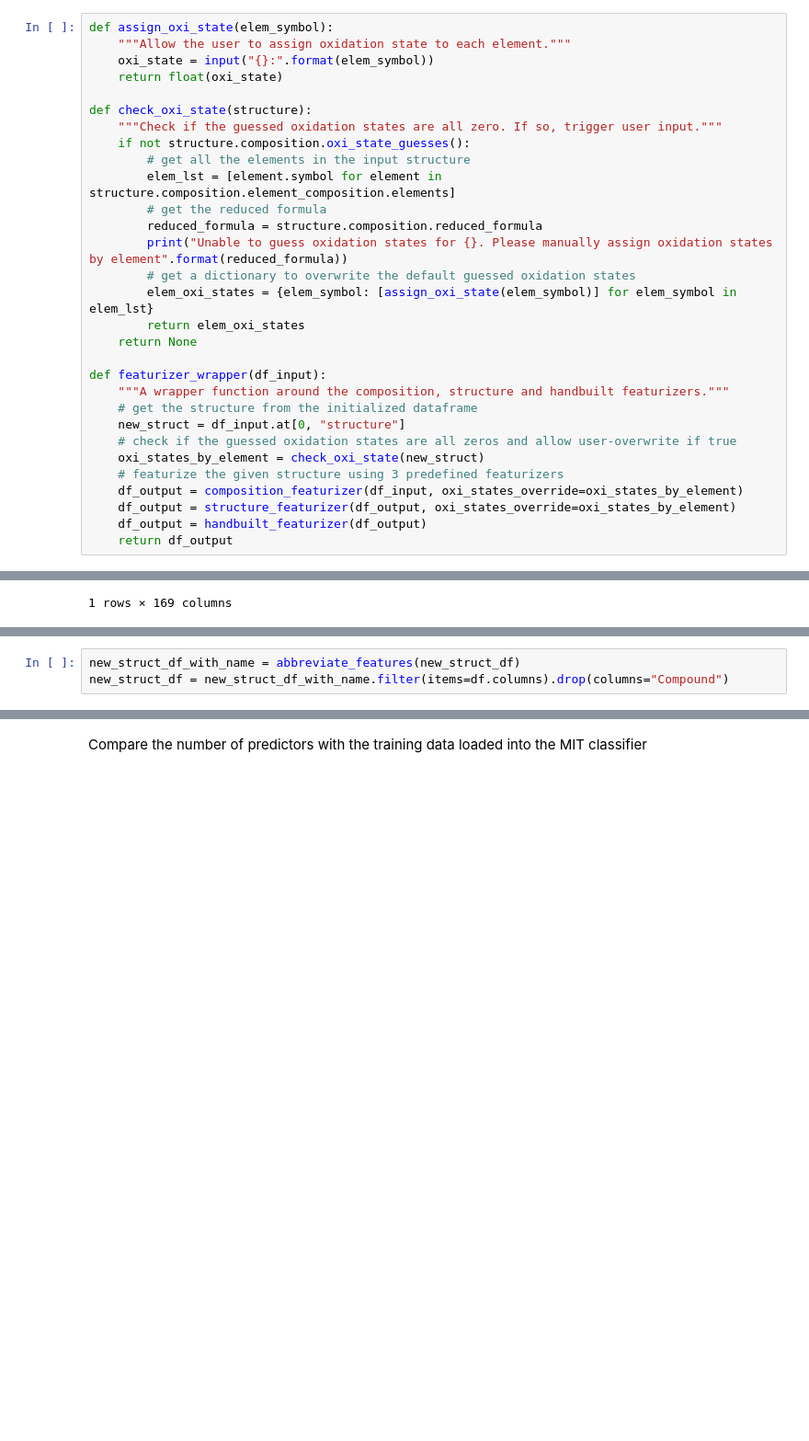
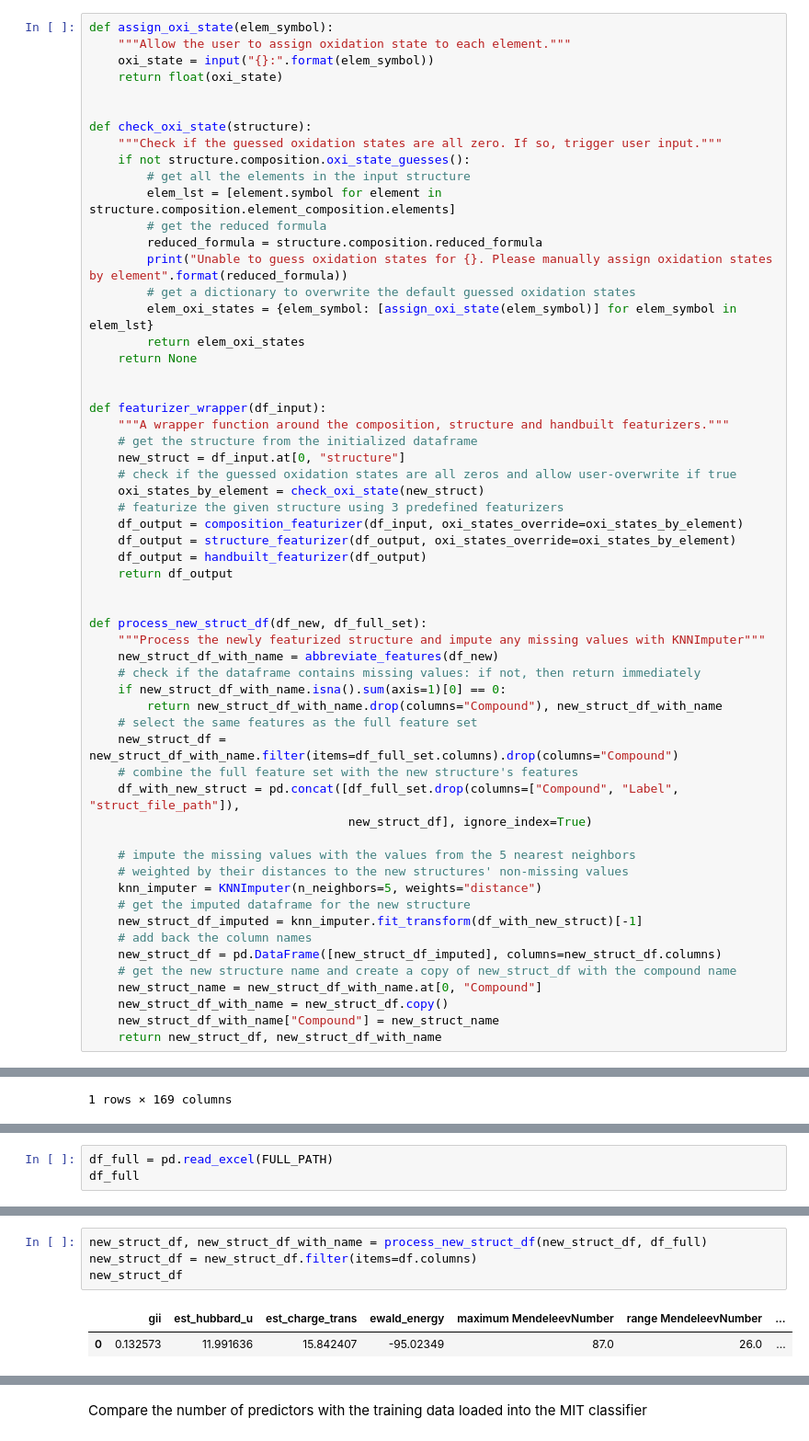
Before and after one commit to rpw199912j/mit_model_code, a Jupyter notebook: notebooks/pipeline_demo.ipynb, the cells around one changed output, grey strips where cells are left out. Shown at 92% size. Cells and saved outputs as stored; diff of their text form; blank space fills up the shorter version.

```diff
--- a/notebooks/pipeline_demo.ipynb
+++ b/notebooks/pipeline_demo.ipynb
@@ -36,6 +39,7 @@ def assign_oxi_state(elem_symbol):
     """Allow the user to assign oxidation state to each element."""
     oxi_state = input("{}:".format(elem_symbol))
     return float(oxi_state)
+
 
 def check_oxi_state(structure):
     """Check if the guessed oxidation states are all zero. If so, trigger user input."""
@@ -50,6 +54,7 @@ def check_oxi_state(structure):
         return elem_oxi_states
     return None
 
+
 def featurizer_wrapper(df_input):
     """A wrapper function around the composition, structure and handbuilt featurizers."""
     # get the structure from the initialized dataframe
@@ -61,6 +66,32 @@ def featurizer_wrapper(df_input):
     df_output = structure_featurizer(df_output, oxi_states_override=oxi_states_by_element)
     df_output = handbuilt_featurizer(df_output)
     return df_output
+
+
+def process_new_struct_df(df_new, df_full_set):
+    """Process the newly featurized structure and impute any missing values with KNNImputer"""
+    new_struct_df_with_name = abbreviate_features(df_new)
+    # check if the dataframe contains missing values: if not, then return immediately
+    if new_struct_df_with_name.isna().sum(axis=1)[0] == 0:
+        return new_struct_df_with_name.drop(columns="Compound"), new_struct_df_with_name
+    # select the same features as the full feature set
+    new_struct_df = new_struct_df_with_name.filter(items=df_full_set.columns).drop(columns="Compound")
+    # combine the full feature set with the new structure's features
+    df_with_new_struct = pd.concat([df_full_set.drop(columns=["Compound", "Label", "struct_file_path"]),
+                                    new_struct_df], ignore_index=True)
+
+    # impute the missing values with the values from the 5 nearest neighbors
+    # weighted by their distances to the new structures' non-missing values
+    knn_imputer = KNNImputer(n_neighbors=5, weights="distance")
+    # get the imputed dataframe for the new structure
+    new_struct_df_imputed = knn_imputer.fit_transform(df_with_new_struct)[-1]
+    # add back the column names
+    new_struct_df = pd.DataFrame([new_struct_df_imputed], columns=new_struct_df.columns)
+    # get the new structure name and create a copy of new_struct_df with the compound name
+    new_struct_name = new_struct_df_with_name.at[0, "Compound"]
+    new_struct_df_with_name = new_struct_df.copy()
+    new_struct_df_with_name["Compound"] = new_struct_name
+    return new_struct_df, new_struct_df_with_name
 # %% [markdown]
 # Read in the processed data
 
@@ -117,0 +151,3 @@ new_struct_df
+# %%
+df_full = pd.read_excel(FULL_PATH)
+df_full
@@ -118,3 +168,7 @@ new_struct_df
 # %%
-new_struct_df_with_name = abbreviate_features(new_struct_df)
-new_struct_df = new_struct_df_with_name.filter(items=df.columns).drop(columns="Compound")
+new_struct_df, new_struct_df_with_name = process_new_struct_df(new_struct_df, df_full)
+new_struct_df = new_struct_df.filter(items=df.columns)
+new_struct_df
+# %% [output]
+|  | gii | est_hubbard_u | est_charge_trans | ewald_energy | maximum MendeleevNumber | range MendeleevNumber | ... |
+| 0 | 0.132573 | 11.991636 | 15.842407 | -95.02349 | 87.0 | 26.0 | ... |
```
Also changed, not shown: parts of 18 cells of this notebook, 2 other files.
